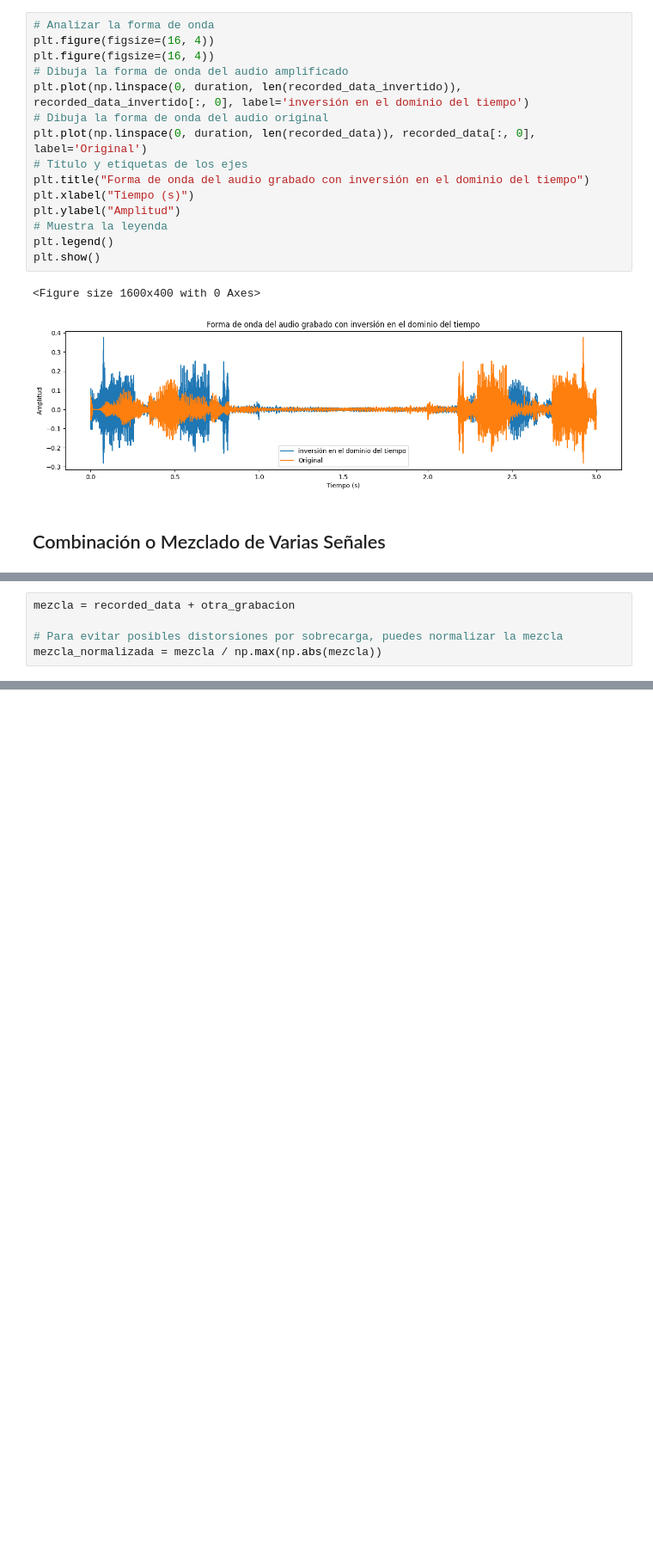
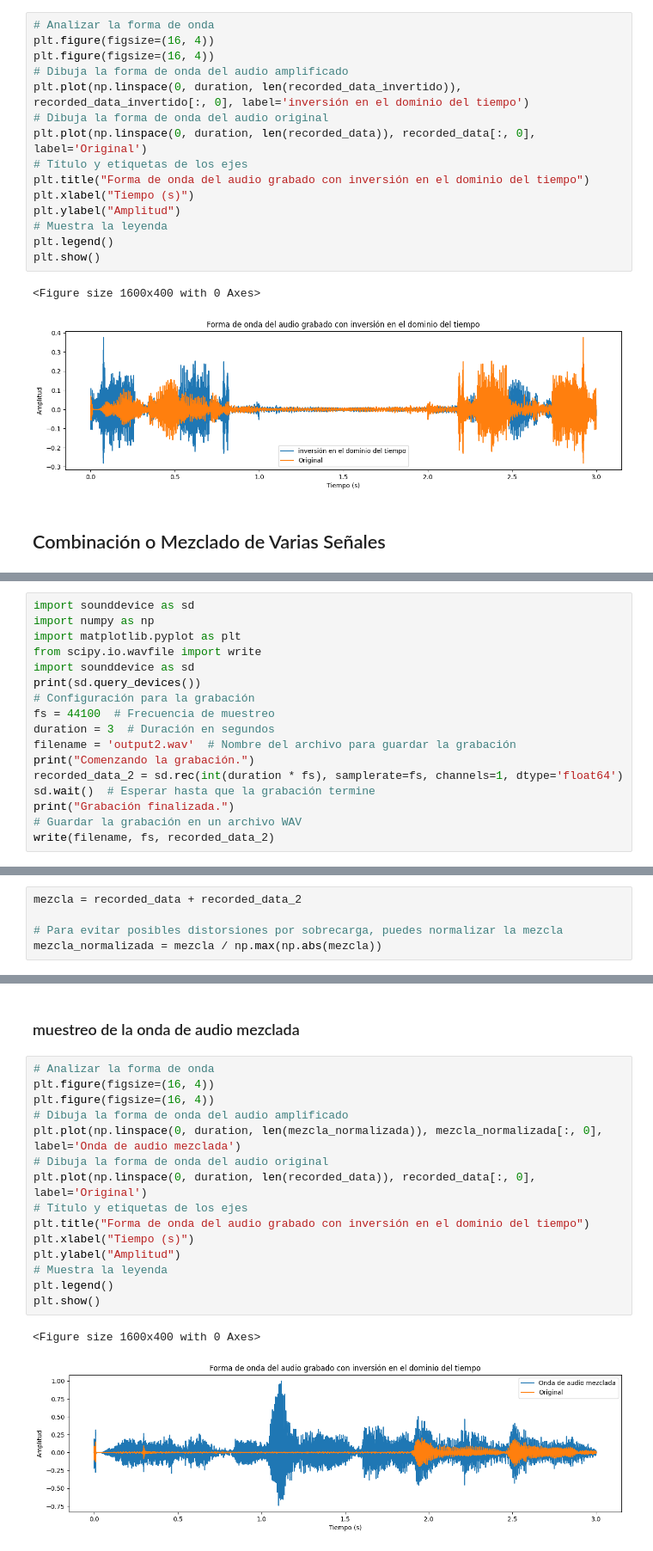
Before and after one commit to GustavoUNAL/Laboratorio1_DPS, a Jupyter notebook: Punto1/punto1.ipynb, the cells around one changed output, grey strips where cells are left out. Shown at 86% size. Saved outputs shown, nothing was run; the diff lists cells and outputs as text; blank space fills up the shorter version.

```diff
--- a/Punto1/punto1.ipynb
+++ b/Punto1/punto1.ipynb
@@ -251,0 +229,17 @@ plt.show()
+# %%
+import sounddevice as sd
+import numpy as np
+import matplotlib.pyplot as plt
+from scipy.io.wavfile import write
+import sounddevice as sd
+print(sd.query_devices())
+# Configuración para la grabación
+fs = 44100  # Frecuencia de muestreo
+duration = 3  # Duración en segundos
+filename = 'output2.wav'  # Nombre del archivo para guardar la grabación
+print("Comenzando la grabación.")
+recorded_data_2 = sd.rec(int(duration * fs), samplerate=fs, channels=1, dtype='float64')
+sd.wait()  # Esperar hasta que la grabación termine
+print("Grabación finalizada.")
+# Guardar la grabación en un archivo WAV
+write(filename, fs, recorded_data_2)
@@ -252,5 +269,5 @@ plt.show()
 # %%
-mezcla = recorded_data + otra_grabacion
+mezcla = recorded_data + recorded_data_2
 
 # Para evitar posibles distorsiones por sobrecarga, puedes normalizar la mezcla
 mezcla_normalizada = mezcla / np.max(np.abs(mezcla))
@@ -256,0 +288,20 @@ mezcla_normalizada = mezcla / np.max(np.abs(mezcla))
+# %% [markdown]
+### muestreo de la onda de audio mezclada
+# %%
+# Analizar la forma de onda
+plt.figure(figsize=(16, 4))
+plt.figure(figsize=(16, 4))
+# Dibuja la forma de onda del audio amplificado
+plt.plot(np.linspace(0, duration, len(mezcla_normalizada)), mezcla_normalizada[:, 0], label='Onda de audio mezclada')
+# Dibuja la forma de onda del audio original
+plt.plot(np.linspace(0, duration, len(recorded_data)), recorded_data[:, 0], label='Original')
+# Título y etiquetas de los ejes
+plt.title("Forma de onda del audio grabado con inversión en el dominio del tiempo")
+plt.xlabel("Tiempo (s)")
+plt.ylabel("Amplitud")
+# Muestra la leyenda
+plt.legend()
+plt.show()
+# %% [output]
+<Figure size 1600x400 with 0 Axes>
+[figure, added]
```
Also changed, not shown: parts of 14 cells of this notebook, 2 other files.
